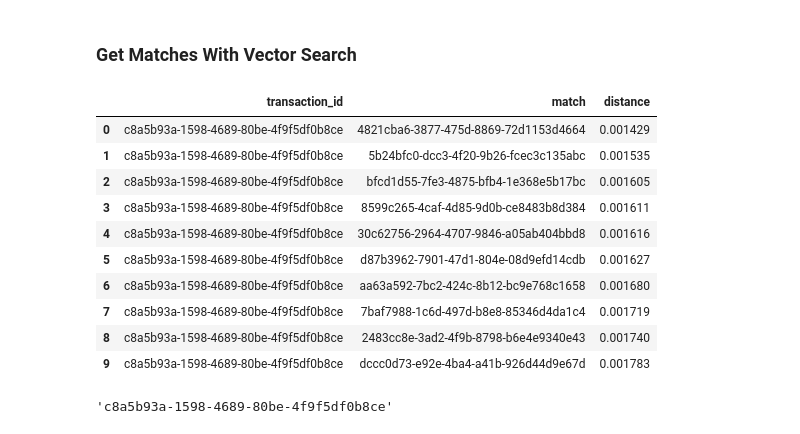
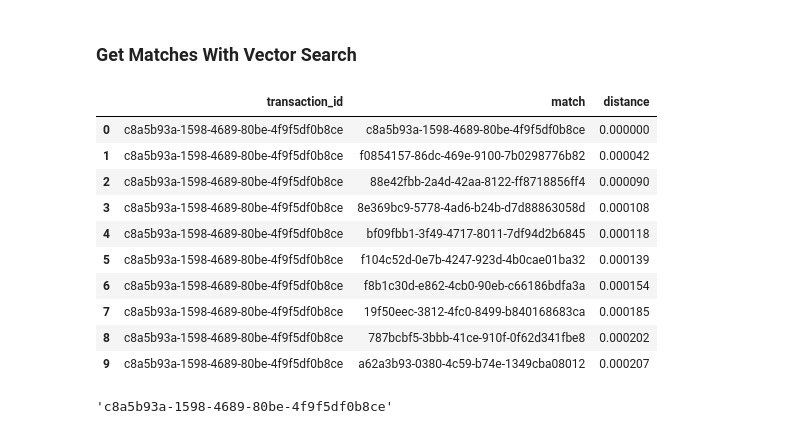
Before and after one commit to statmike/vertex-ai-mlops, a Jupyter notebook: Working With/Embeddings/BQML Autoencoder As Table Embedding.ipynb, the cells around one changed output. Cells and saved outputs as stored; diff of their text form; code cells hidden in the pictures.

```diff
--- a/Working With/Embeddings/BQML Autoencoder As Table Embedding.ipynb
+++ b/Working With/Embeddings/BQML Autoencoder As Table Embedding.ipynb
@@ -360,32 +360,34 @@ bq.query(query).to_dataframe()
 # %%
 query = f'''
 SELECT
     query.transaction_id AS transaction_id,
     base.transaction_id AS match,
     distance
 FROM
     VECTOR_SEARCH(
         TABLE `{BQ_PROJECT}.{BQ_DATASET}.{BQ_TABLE}_embedding`,
         'embedding',
         (SELECT * FROM `{BQ_PROJECT}.{BQ_DATASET}.{BQ_TABLE}_embedding` WHERE splits = 'TEST' LIMIT 1),
-        top_k => 10
+        top_k => 10,
+        distance_type => 'COSINE',
+        options => '{{"fraction_lists_to_search": 0.03}}'
     )
 ORDER BY distance
 '''
 result = bq.query(query).to_dataframe()
 result
 # %% [output]
 |  | transaction_id | match | distance |
-| 0 | c8a5b93a-1598-4689-80be-4f9f5df0b8ce | 4821cba6-3877-475d-8869-72d1153d4664 | 0.001429 |
-| 1 | c8a5b93a-1598-4689-80be-4f9f5df0b8ce | 5b24bfc0-dcc3-4f20-9b26-fcec3c135abc | 0.001535 |
-| 2 | c8a5b93a-1598-4689-80be-4f9f5df0b8ce | bfcd1d55-7fe3-4875-bfb4-1e368e5b17bc | 0.001605 |
-| 3 | c8a5b93a-1598-4689-80be-4f9f5df0b8ce | 8599c265-4caf-4d85-9d0b-ce8483b8d384 | 0.001611 |
-| 4 | c8a5b93a-1598-4689-80be-4f9f5df0b8ce | 30c62756-2964-4707-9846-a05ab404bbd8 | 0.001616 |
-| 5 | c8a5b93a-1598-4689-80be-4f9f5df0b8ce | d87b3962-7901-47d1-804e-08d9efd14cdb | 0.001627 |
-| 6 | c8a5b93a-1598-4689-80be-4f9f5df0b8ce | aa63a592-7bc2-424c-8b12-bc9e768c1658 | 0.001680 |
-| 7 | c8a5b93a-1598-4689-80be-4f9f5df0b8ce | 7baf7988-1c6d-497d-b8e8-85346d4da1c4 | 0.001719 |
-| 8 | c8a5b93a-1598-4689-80be-4f9f5df0b8ce | 2483cc8e-3ad2-4f9b-8798-b6e4e9340e43 | 0.001740 |
-| 9 | c8a5b93a-1598-4689-80be-4f9f5df0b8ce | dccc0d73-e92e-4ba4-a41b-926d44d9e67d | 0.001783 |
+| 0 | c8a5b93a-1598-4689-80be-4f9f5df0b8ce | c8a5b93a-1598-4689-80be-4f9f5df0b8ce | 0.000000 |
+| 1 | c8a5b93a-1598-4689-80be-4f9f5df0b8ce | f0854157-86dc-469e-9100-7b0298776b82 | 0.000042 |
+| 2 | c8a5b93a-1598-4689-80be-4f9f5df0b8ce | 88e42fbb-2a4d-42aa-8122-ff8718856ff4 | 0.000090 |
+| 3 | c8a5b93a-1598-4689-80be-4f9f5df0b8ce | 8e369bc9-5778-4ad6-b24b-d7d88863058d | 0.000108 |
+| 4 | c8a5b93a-1598-4689-80be-4f9f5df0b8ce | bf09fbb1-3f49-4717-8011-7df94d2b6845 | 0.000118 |
+| 5 | c8a5b93a-1598-4689-80be-4f9f5df0b8ce | f104c52d-0e7b-4247-923d-4b0cae01ba32 | 0.000139 |
+| 6 | c8a5b93a-1598-4689-80be-4f9f5df0b8ce | f8b1c30d-e862-4cb0-90eb-c66186bdfa3a | 0.000154 |
+| 7 | c8a5b93a-1598-4689-80be-4f9f5df0b8ce | 19f50eec-3812-4fc0-8499-b840168683ca | 0.000185 |
+| 8 | c8a5b93a-1598-4689-80be-4f9f5df0b8ce | 787bcbf5-3bbb-41ce-910f-0f62d341fbe8 | 0.000202 |
+| 9 | c8a5b93a-1598-4689-80be-4f9f5df0b8ce | a62a3b93-0380-4c59-b74e-1349cba08012 | 0.000207 |
 # %%
 result['transaction_id'][0]
 # %% [output]
```
Also changed, not shown: parts of 9 cells of this notebook.
